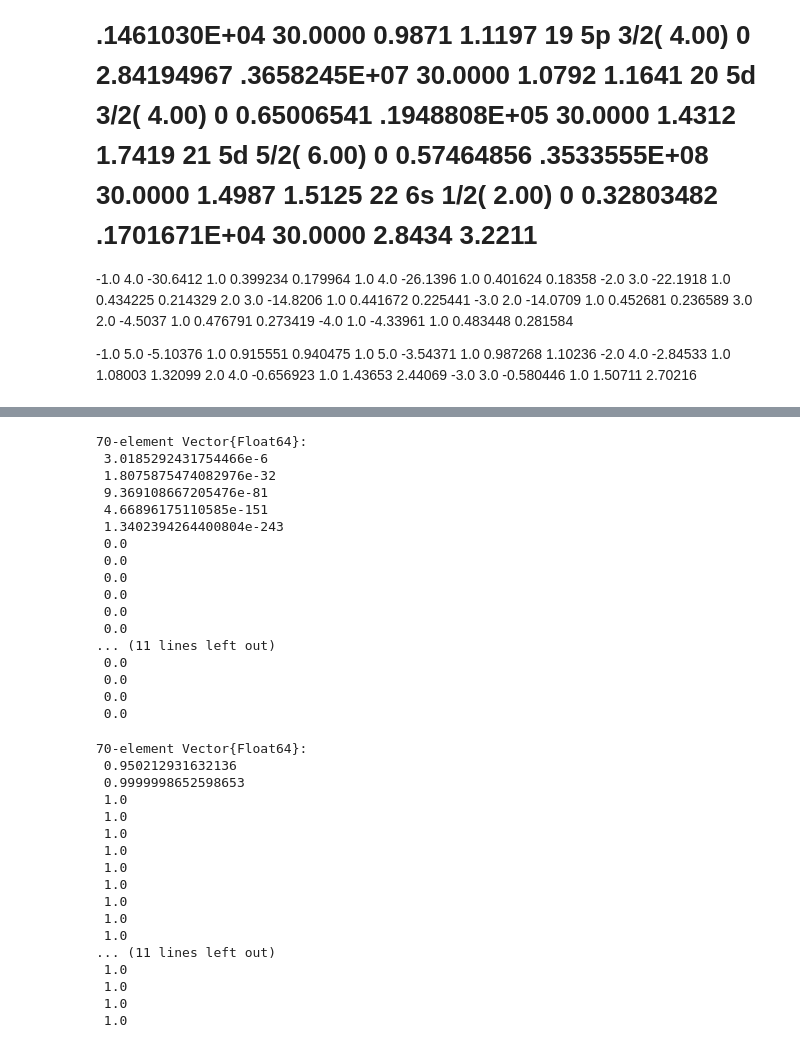
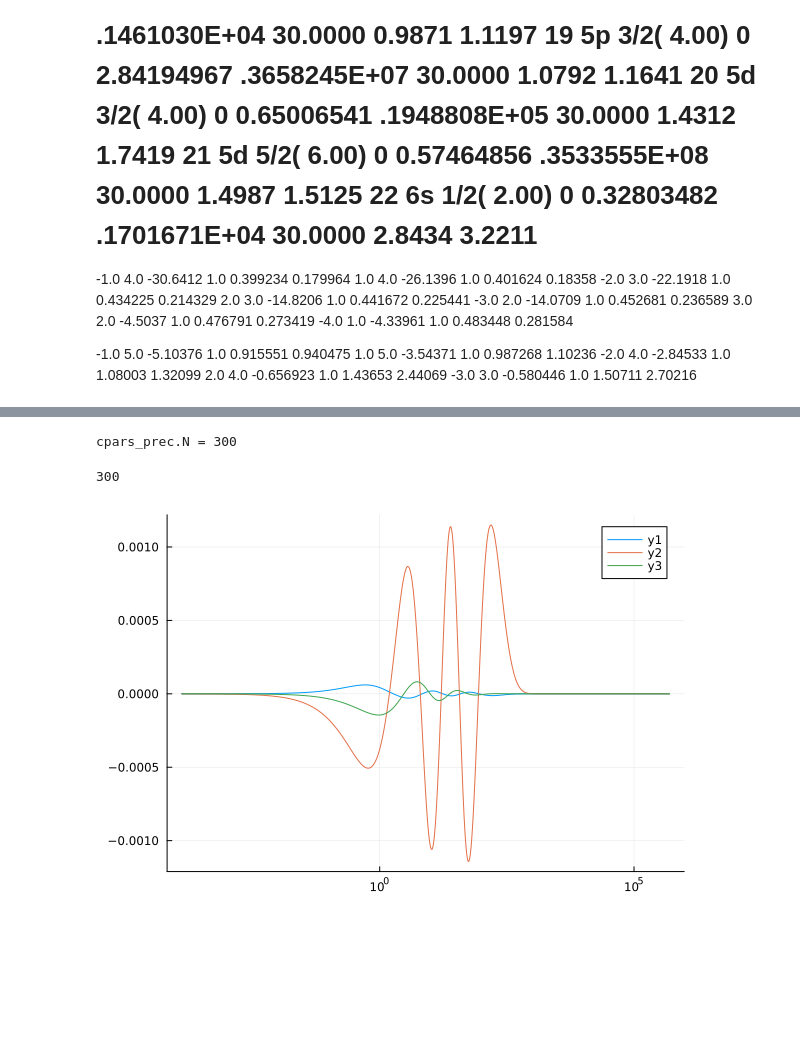
Before and after one commit to jeral2007/hfd_julia, a Jupyter notebook: mercury.ipynb, the cells around one changed output, grey strips where cells are left out. Drawn from its saved outputs; the diff is of its cells as text; code cells hidden in the pictures; blank space fills up the shorter version.

```diff
--- a/mercury.ipynb
+++ b/mercury.ipynb
@@ -25,10 +25,10 @@ occ = Dict(
 #            1 => [2],
 #            -2 => [4])
 #occ = Dict(-1 => [2])
-N, Nprec=70, 250
+N, Nprec=70, 300
 Z= 80e0
-grid = hfd_funcs.leg_rat_grid(N, 0.1Z)
-grid_prec = hfd_funcs.leg_exp_grid(Nprec, grid.xs[end])
+grid = hfd_funcs.leg_rat_grid(N, 0.2Z)
+grid_prec = hfd_funcs.leg_rat_grid(Nprec, 0.1Z)
 cpars = hfd_funcs.HfdTypes.CalcParams(80., length(grid.xs))
 cpars_prec = hfd_funcs.CalcParams(80., length(grid_prec.xs))
 @show(N=length(grid.xs))
@@ -478,14 +426,14 @@ typeof(occ_block)
 # %%
 include("inverse_iter.jl")
 kmax = 30
-green_funcs = zeros(eltype(grid.xs), cpars.N, cpars.N, kmax+1)
+occ_prec = hfd_funcs.sh_blk_new_grid(cpars, grid, grid_prec, occ_block)
+green_funcs = zeros(eltype(grid_prec.xs), cpars_prec.N, cpars_prec.N, kmax+1)
 @time for kk=0:kmax
-    green_funcs[:, :, kk+1] .= hfd_funcs.HfdTypes.potk_mat(grid, kk)
+    green_funcs[:, :, kk+1] .= hfd_funcs.HfdTypes.potk_mat(grid_prec, kk)
 end
-occ_without_s = hfd_funcs.sh_blk_new_grid(cpars, grid, grid, occ_block)
-msk = abs.(occ_without_s.ks) .== 1 #.&& (occ_without_s.inds .== 2)
-occ_without_s.vecs[:, .!msk] .= 0e0
-pqs = reshape(occ_without_s.vecs, cpars.N, 2, :)
+
+#msk = abs.(occ_without_s.ks) .== 1 #.&& (occ_without_s.inds .== 2)
+#occ_without_s.vecs[:, .!msk] .= 0e0
+#pqs = reshape(occ_pre.vecs, cpars.N, 2, :);
 #@views pqs .*= (1 .- exp.(-2e0 .* grid.xs./grid.xs[1]))
-cpot = RadInts.coulpot_func(cpars, grid, occ_without_s;green_funcs=green_funcs)
 # %% [output]
@@ -516,40 +456,13 @@ plot(grid.xs, cpot; xaxis=:log)
 # %%
-hfd_funcs.δnuc(cpars, grid)
+tmp = zeros(eltype(grid_prec.xs), 2cpars_prec.N)
+RadInts.twoelint!(cpars_prec, grid_prec, occ_prec.vecs[:,6], -1, occ_prec, tmp;
+    cpot=cpot, green_funcs=green_funcs)
+@show cpars_prec.N
 # %% [output]
-70-element Vector{Float64}:
- 3.0185292431754466e-6
- 1.8075875474082976e-32
- 9.369108667205476e-81
- 4.66896175110585e-151
- 1.3402394264400804e-243
- 0.0
- 0.0
- 0.0
- 0.0
- 0.0
- 0.0
-... (11 lines left out)
- 0.0
- 0.0
- 0.0
- 0.0
+cpars_prec.N = 300
+300
 # %%
-1 .- exp.(-3grid.xs/grid.xs[1])
+plot(grid_prec.xs, tmp[1:cpars_prec.N] .- cpot .* occ_prec.vecs[1:cpars_prec.N, 6])
+plot!(grid_prec.xs, reshape(tmp, :, 2); xaxis=:log)
 # %% [output]
-70-element Vector{Float64}:
- 0.950212931632136
- 0.9999998652598653
- 1.0
- 1.0
- 1.0
- 1.0
- 1.0
- 1.0
- 1.0
- 1.0
- 1.0
-... (11 lines left out)
- 1.0
- 1.0
- 1.0
- 1.0
+[figure, added]
```
Also changed, not shown: parts of 13 cells of this notebook, 4 other files.
